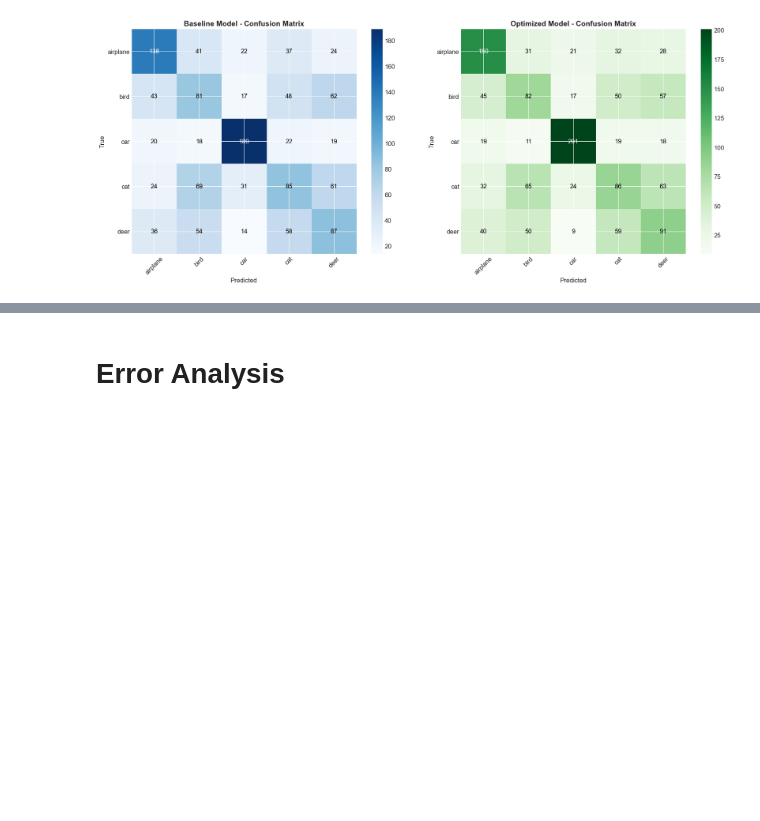
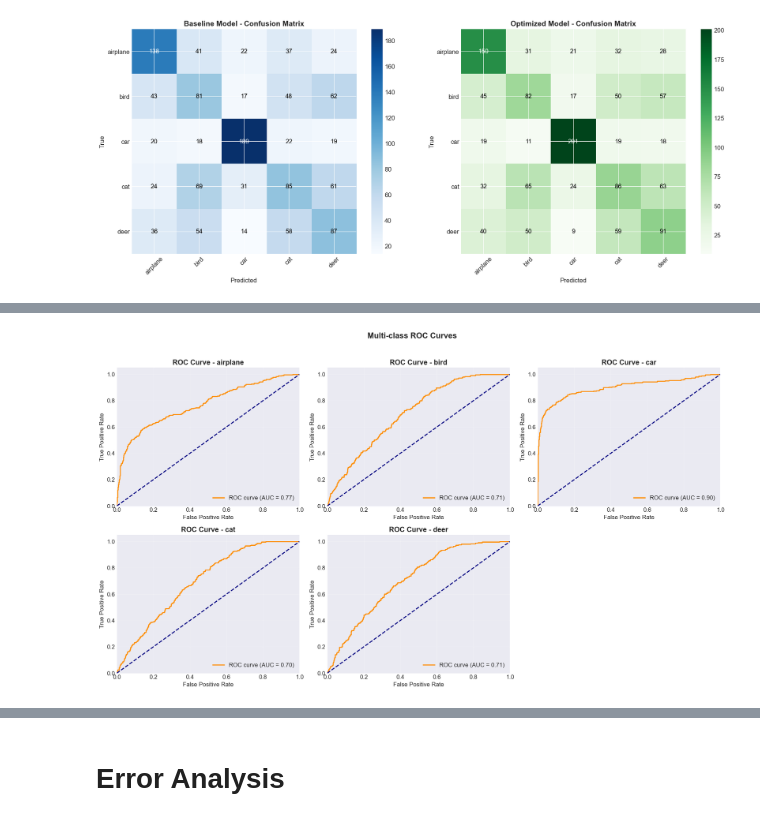
Before and after one commit to MohamedHarby18/ML_Project, a Jupyter notebook: Image_Project_STL10/LogisticRegression_Classifier.ipynb, the cells around one changed output, grey strips where cells are left out. Drawn from its saved outputs; the diff is of its cells as text; code cells hidden in the pictures; blank space fills up the shorter version.

```diff
--- a/Image_Project_STL10/LogisticRegression_Classifier.ipynb
+++ b/Image_Project_STL10/LogisticRegression_Classifier.ipynb
@@ -554,3 +593,95 @@ Optimized    0.4692     0.4647  0.4692    0.4665
    F1-Score: +4.71%
 [figure]
 [figure]
+# %%
+# ================== Cell 6.5: ROC Curves and AUC Scores ==================
+print("📈 Generating ROC Curves and AUC Scores")
+print("="*70)
+
+from sklearn.preprocessing import label_binarize
+from sklearn.metrics import roc_curve, auc, RocCurveDisplay
+
+# Binarize the labels for multi-class ROC
+y_test_bin = label_binarize(y_test, classes=range(len(class_names)))
+y_pred_proba = best_model.predict_proba(X_test)
+
+# Compute ROC curve and ROC area for each class
+fig, axes = plt.subplots(2, 3, figsize=(18, 10))
+axes = axes.flatten()
+
+roc_data = {}
+for i, class_name in enumerate(class_names):
+    if i < len(axes):  # Handle case where we have more classes than subplots
+        fpr, tpr, _ = roc_curve(y_test_bin[:, i], y_pred_proba[:, i])
+        roc_auc = auc(fpr, tpr)
+        roc_data[class_name] = {'fpr': fpr, 'tpr': tpr, 'auc': roc_auc}
+
+        # Plot ROC curve
+        axes[i].plot(fpr, tpr, color='darkorange', lw=2,
+                    label=f'ROC curve (AUC = {roc_auc:.2f})')
+        axes[i].plot([0, 1], [0, 1], color='navy', lw=2, linestyle='--')
+        axes[i].set_xlim([0.0, 1.0])
+        axes[i].set_ylim([0.0, 1.05])
+        axes[i].set_xlabel('False Positive Rate')
+        axes[i].set_ylabel('True Positive Rate')
+        axes[i].set_title(f'ROC Curve - {class_name}', fontweight='bold')
+        axes[i].legend(loc="lower right")
+        axes[i].grid(True, alpha=0.3)
+
+# Hide empty subplot if we have less than 6 classes
+if len(class_names) < 6:
+    for i in range(len(class_names), 6):
+        axes[i].set_visible(False)
+
+plt.suptitle('Multi-class ROC Curves', fontsize=16, fontweight='bold', y=1.02)
+plt.tight_layout()
+plt.show()
+
+# Print AUC scores
+print("\n📊 AUC Scores for Each Class:")
+for class_name, data in roc_data.items():
+    print(f"   {class_name}: AUC = {data['auc']:.4f}")
+
+# Compute micro-average ROC curve
+fpr_micro, tpr_micro, _ = roc_curve(y_test_bin.ravel(), y_pred_proba.ravel())
+roc_auc_micro = auc(fpr_micro, tpr_micro)
+
+# Compute macro-average ROC curve
+all_fpr = np.unique(np.concatenate([data['fpr'] for data in roc_data.values()]))
+mean_tpr = np.zeros_like(all_fpr)
+for data in roc_data.values():
+    mean_tpr += np.interp(all_fpr, data['fpr'], data['tpr'])
+mean_tpr /= len(class_names)
+roc_auc_macro = auc(all_fpr, mean_tpr)
+
+print(f"\n📈 Aggregate AUC Scores:")
+print(f"   Micro-average AUC: {roc_auc_micro:.4f}")
+print(f"   Macro-average AUC: {roc_auc_macro:.4f}")
+
+# Plot aggregate ROC curves
+fig, ax = plt.subplots(figsize=(10, 8))
+ax.plot(fpr_micro, tpr_micro,
+        label=f'Micro-average ROC curve (AUC = {roc_auc_micro:.2f})',
+        color='deeppink', linestyle=':', linewidth=4)
+
+ax.plot(all_fpr, mean_tpr,
+        label=f'Macro-average ROC curve (AUC = {roc_auc_macro:.2f})',
+        color='navy', linestyle=':', linewidth=4)
+
+# Plot individual class ROC curves
+colors = ['aqua', 'darkorange', 'cornflowerblue', 'green', 'red']
+for idx, (class_name, data) in enumerate(roc_data.items()):
+    ax.plot(data['fpr'], data['tpr'], color=colors[idx % len(colors)], lw=2,
+            label=f'{class_name} (AUC = {data["auc"]:.2f})')
+
+ax.plot([0, 1], [0, 1], 'k--', lw=2)
+ax.set_xlim([0.0, 1.0])
+ax.set_ylim([0.0, 1.05])
+ax.set_xlabel('False Positive Rate')
+ax.set_ylabel('True Positive Rate')
+ax.set_title('Multi-class ROC Curves Comparison', fontsize=14, fontweight='bold')
+ax.legend(loc="lower right", fontsize=10)
+ax.grid(True, alpha=0.3)
+plt.tight_layout()
+plt.show()
+# %% [output]
@@ -556,0 +690 @@ Optimized    0.4692     0.4647  0.4692    0.4665
+[figure, added]
```
Also changed, not shown: parts of 4 cells of this notebook.
